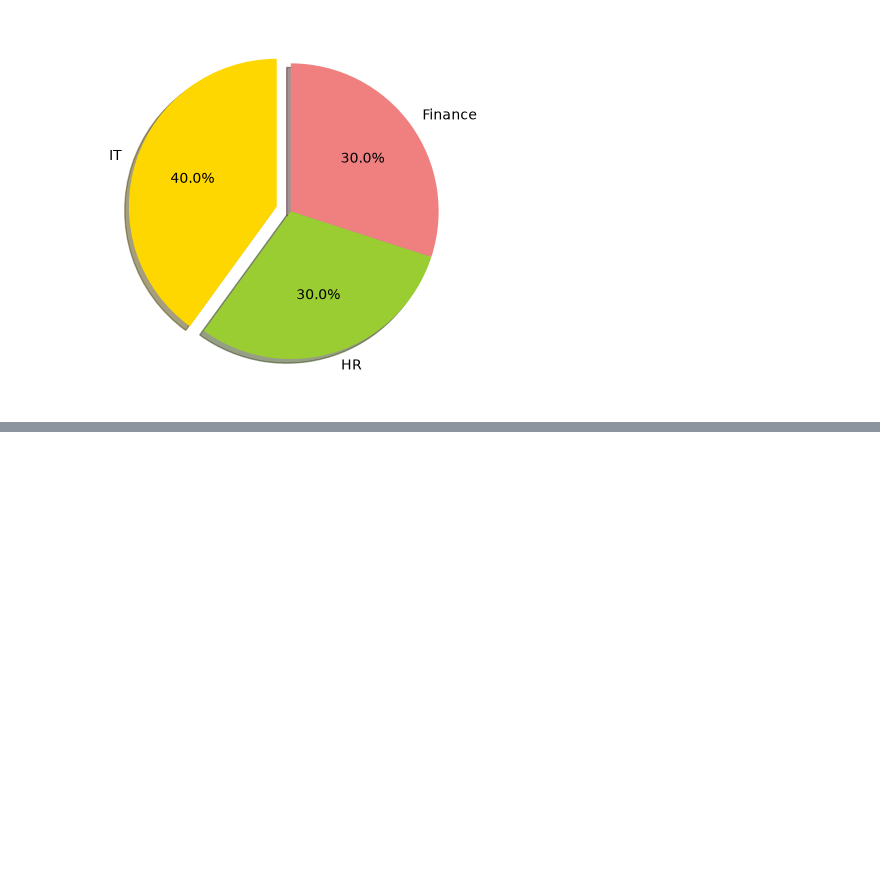
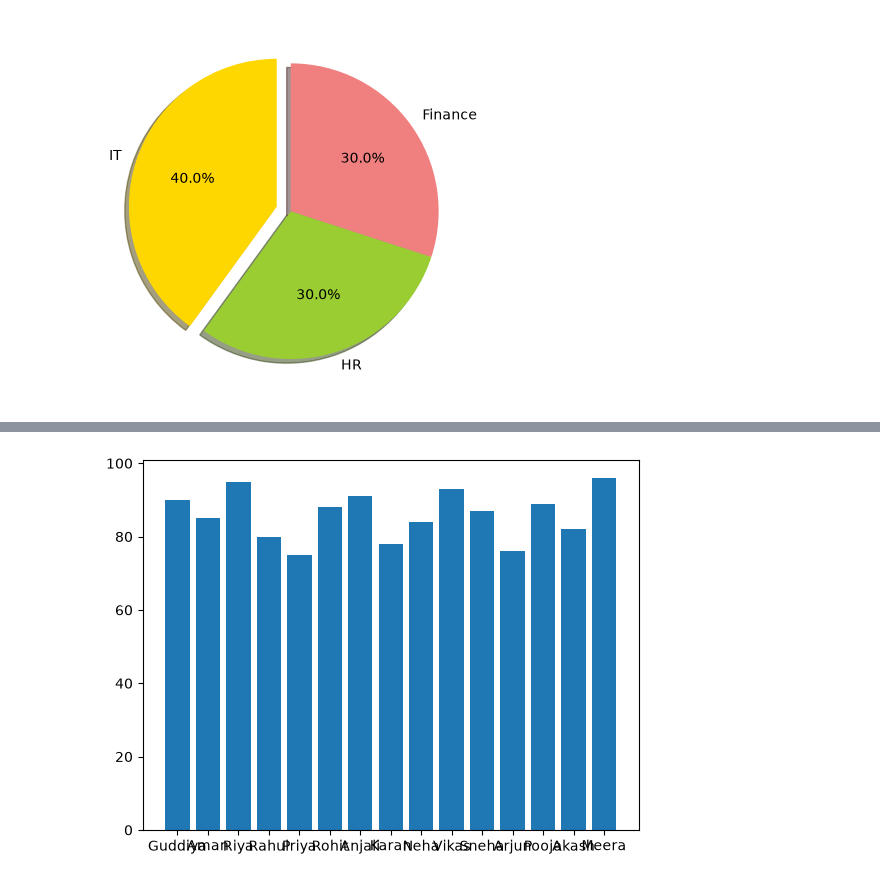
Before and after one commit to guddiyasingh/python-main, a Jupyter notebook: Data_Analysis/DV_Matplotllib.ipynb, the cells around one changed output, grey strips where cells are left out. Cells and saved outputs as stored; diff of their text form; code cells hidden in the pictures; blank space fills up the shorter version.

```diff
--- a/Data_Analysis/DV_Matplotllib.ipynb
+++ b/Data_Analysis/DV_Matplotllib.ipynb
@@ -233,3 +233,8 @@ plt.pie(sizes,labels=labels, explode=explode,colors=colors,autopct="%1.1f%%",sha
 # %% [output]
 <matplotlib.container.PieContainer at 0x...>
 [figure]
+# %%
+## Students data visualization
+import pandas as pd
+students_data_df =pd.read_csv("students_data.csv")
+students_data_df.head(5)
@@ -235,0 +248,8 @@ plt.pie(sizes,labels=labels, explode=explode,colors=colors,autopct="%1.1f%%",sha
+# %%
+# plot total marks of students in bar chart
+import matplotlib.pyplot as plt
+x =students_data_df["Name"]
+y =students_data_df["Marks"]
+plot =plt.bar(x,y)
+# %% [output]
+[figure, added]
```
Also changed, not shown: parts of 5 cells of this notebook.
